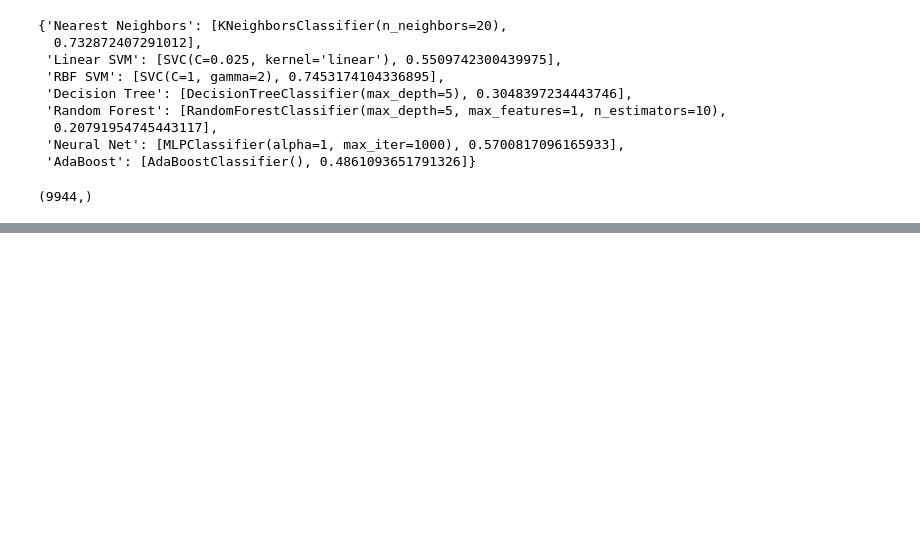
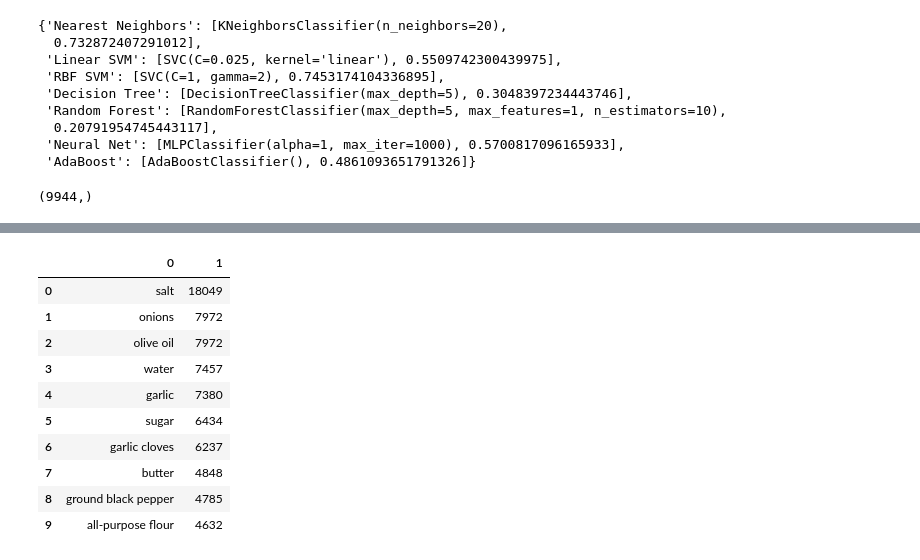
Before and after one commit to goqor0001/Applied-Statistics-and-Data-Science, a Jupyter notebook: spring2020/data_mining/hw5/hw5_Grigor_Keropyan.ipynb, the cells around one changed output, grey strips where cells are left out. Drawn from its saved outputs; the diff is of its cells as text; code cells hidden in the pictures; blank space fills up the shorter version.

```diff
--- a/spring2020/data_mining/hw5/hw5_Grigor_Keropyan.ipynb
+++ b/spring2020/data_mining/hw5/hw5_Grigor_Keropyan.ipynb
@@ -200,0 +231,17 @@ res.to_csv("result.csv",header=True,index=False)
+# %%
+n = 6714 # total ingredients
+frame= pd.DataFrame(Counter([i for sublist in data.ingredients for i in sublist]).most_common(n))
+frame = frame.head(10)
+frame
+# %% [output]
+|  | 0 | 1 |
+| 0 | salt | 18049 |
+| 1 | onions | 7972 |
+| 2 | olive oil | 7972 |
+| 3 | water | 7457 |
+| 4 | garlic | 7380 |
+| 5 | sugar | 6434 |
+| 6 | garlic cloves | 6237 |
+| 7 | butter | 4848 |
+| 8 | ground black pepper | 4785 |
+| 9 | all-purpose flour | 4632 |
```
Also changed, not shown: parts of 7 cells of this notebook, 12 other files.
